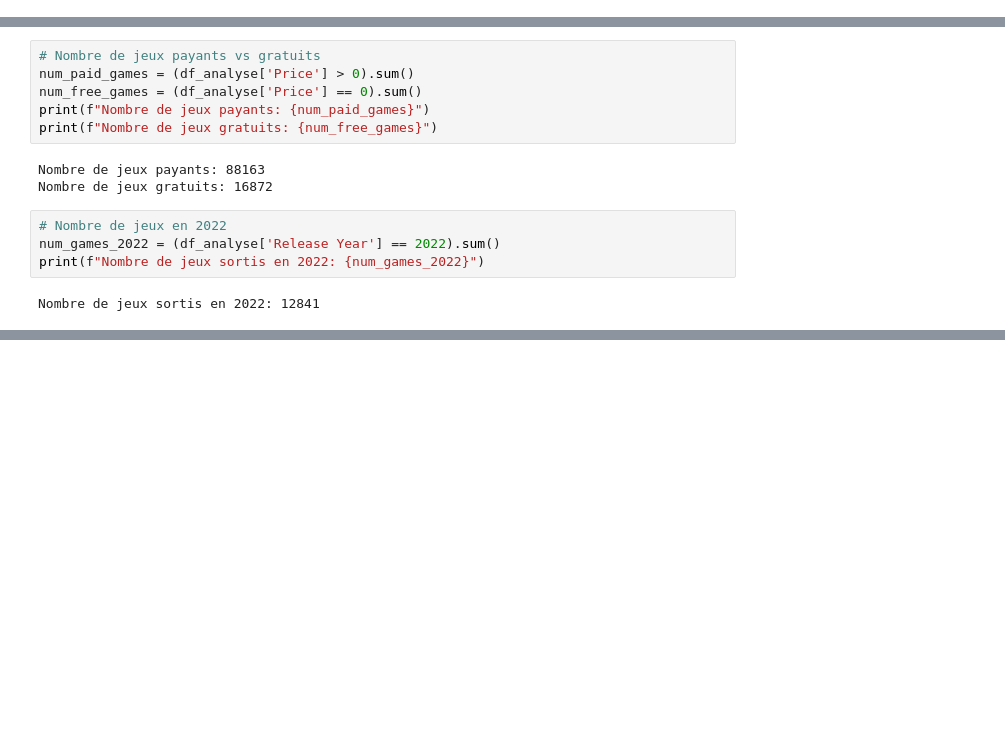
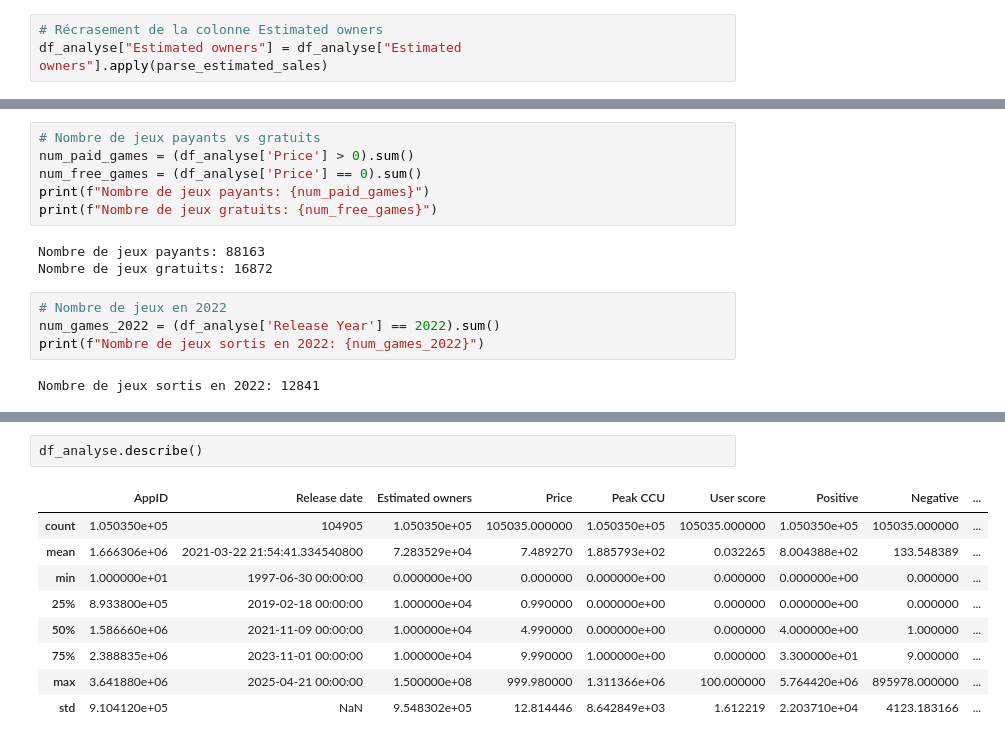
Before and after one commit to GitAlberto/GAMEDATA360, a Jupyter notebook: notebooks/EDA2.ipynb, the cells around one changed output, grey strips where cells are left out. Saved outputs shown, nothing was run; the diff lists cells and outputs as text; blank space fills up the shorter version.

```diff
--- a/notebooks/EDA2.ipynb
+++ b/notebooks/EDA2.ipynb
@@ -1211,6 +1213,9 @@ df_analyse.head(5)
 | 3 | 1355720 | Henosis™ | 2020-07-23 | 0 - 20000 | 5.99 | 0.0 | 0.0 | 3 | 0 | ... |
 | 4 | 1139950 | Two Weeks in Painland | 2020-02-03 | 0 - 20000 | 0.00 | 0.0 | 0.0 | 50 | 8 | ... |
 5 rows × 27 columns
+# %%
+# Récrasement de la colonne Estimated owners
+df_analyse["Estimated owners"] = df_analyse["Estimated owners"].apply(parse_estimated_sales)
 # %%
 # Exportation du dataframe nettoyé en CSV
 df_analyse.to_csv(r"C:\Users\bongu\Documents\GAMEDATA360\data\nettoyes\jeux_analysis_final.csv", index=False)
@@ -1254,0 +1357,12 @@ Nombre de jeux sortis en 2022: 12841
+# %%
+df_analyse.describe()
+# %% [output]
+|  | AppID | Release date | Estimated owners | Price | Peak CCU | User score | Positive | Negative | ... |
+| count | 1.050350e+05 | 104905 | 1.050350e+05 | 105035.000000 | 1.050350e+05 | 105035.000000 | 1.050350e+05 | 105035.000000 | ... |
+| mean | 1.666306e+06 | 2021-03-22 21:54:41.334540800 | 7.283529e+04 | 7.489270 | 1.885793e+02 | 0.032265 | 8.004388e+02 | 133.548389 | ... |
+| min | 1.000000e+01 | 1997-06-30 00:00:00 | 0.000000e+00 | 0.000000 | 0.000000e+00 | 0.000000 | 0.000000e+00 | 0.000000 | ... |
+| 25% | 8.933800e+05 | 2019-02-18 00:00:00 | 1.000000e+04 | 0.990000 | 0.000000e+00 | 0.000000 | 0.000000e+00 | 0.000000 | ... |
+| 50% | 1.586660e+06 | 2021-11-09 00:00:00 | 1.000000e+04 | 4.990000 | 0.000000e+00 | 0.000000 | 4.000000e+00 | 1.000000 | ... |
+| 75% | 2.388835e+06 | 2023-11-01 00:00:00 | 1.000000e+04 | 9.990000 | 1.000000e+00 | 0.000000 | 3.300000e+01 | 9.000000 | ... |
+| max | 3.641880e+06 | 2025-04-21 00:00:00 | 1.500000e+08 | 999.980000 | 1.311366e+06 | 100.000000 | 5.764420e+06 | 895978.000000 | ... |
+| std | 9.104120e+05 | NaN | 9.548302e+05 | 12.814446 | 8.642849e+03 | 1.612219 | 2.203710e+04 | 4123.183166 | ... |
```
Also changed, not shown: parts of 13 cells of this notebook, 14 other files.
